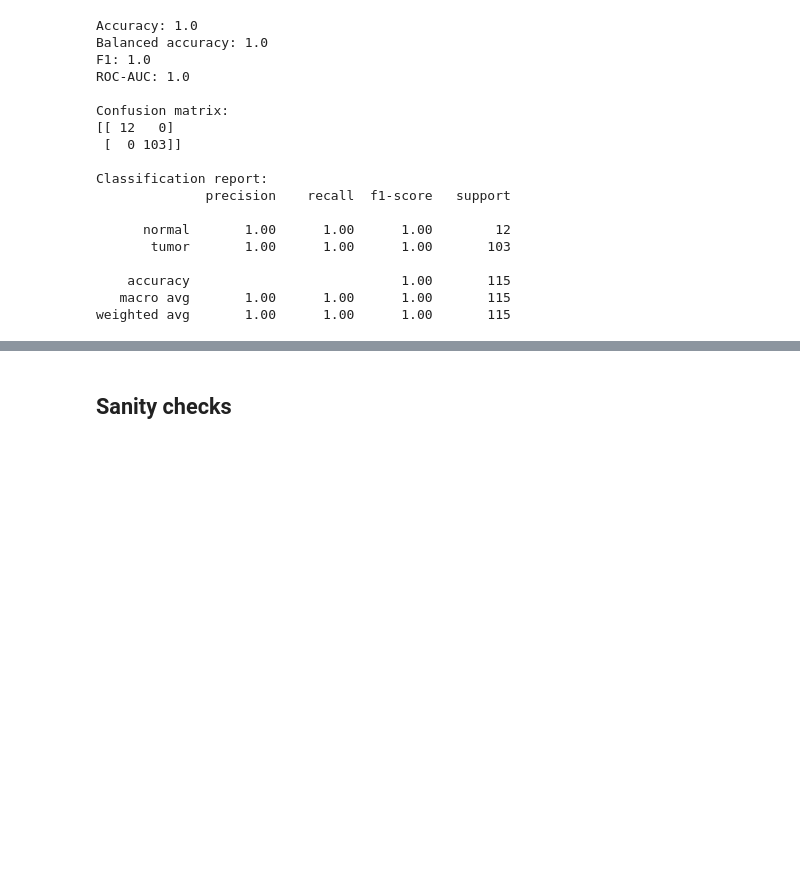
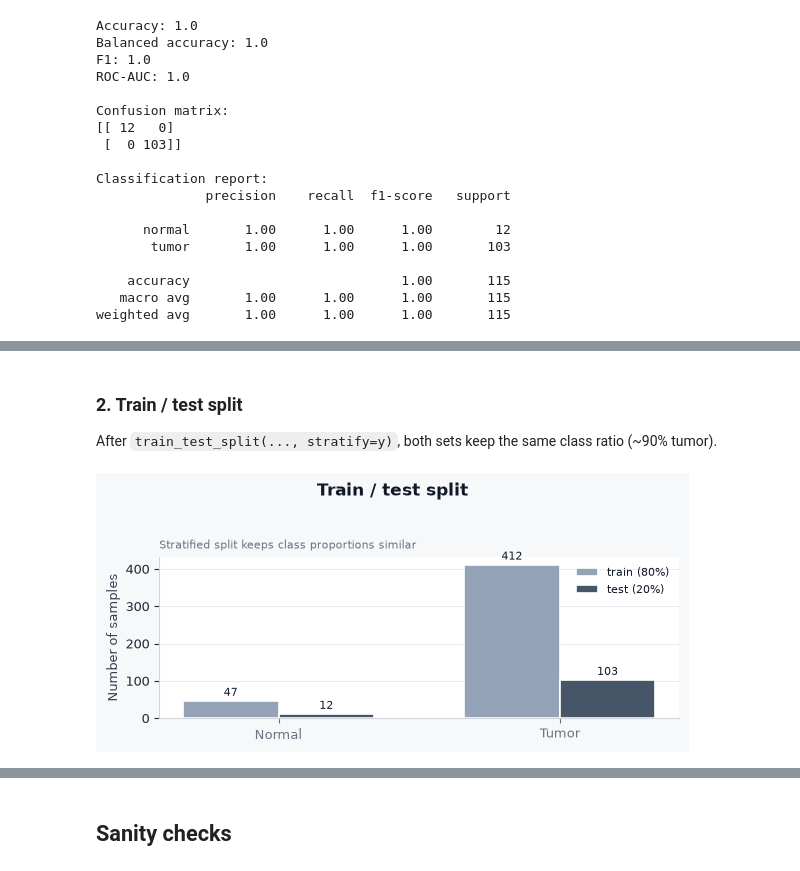
Before and after one commit to aditya-git16/cancer-lab, a Jupyter notebook: notebooks/03_baseline_model.ipynb, the cells around one changed output, grey strips where cells are left out. Saved outputs shown, nothing was run; the diff lists cells and outputs as text; code cells hidden in the pictures; blank space fills up the shorter version.

```diff
--- a/notebooks/03_baseline_model.ipynb
+++ b/notebooks/03_baseline_model.ipynb
@@ -335,0 +231,58 @@ plt.show()
+# %% [markdown]
+### 2. Train / test split
+
+After `train_test_split(..., stratify=y)`, both sets keep the same class ratio (~90% tumor).
+# %%
+# Count labels in train and test separately
+train_counts = y_train.value_counts().sort_index()
+test_counts = y_test.value_counts().sort_index()
+
+# Build a small table: rows = class, columns = train/test
+split_df = pd.DataFrame({"train": train_counts, "test": test_counts})
+split_df.index = split_df.index.map(LABEL_MAP)
+
+fig, ax = plt.subplots(figsize=(6, 2.6))
+x = np.arange(len(split_df))
+width = 0.34
+
+# side-by-side bars for each class
+train_bars = ax.bar(
+    x - width / 2,
+    split_df["train"],
+    width,
+    label="train (80%)",
+    color="#94A3B8",
+    edgecolor="white",
+    linewidth=1.2,
+)
+test_bars = ax.bar(
+    x + width / 2,
+    split_df["test"],
+    width,
+    label="test (20%)",
+    color="#475569",
+    edgecolor="white",
+    linewidth=1.2,
+)
+
+ax.set_xticks(x)
+ax.set_xticklabels([c.capitalize() for c in split_df.index], fontsize=9)
+ax.set_ylabel("Number of samples", fontsize=9)
+ax.legend(frameon=False, fontsize=8, loc="upper right")
+ax.yaxis.grid(True, linestyle="-", linewidth=0.6, color="#E5E7EB", zorder=0)
+ax.set_axisbelow(True)
+ax.spines["top"].set_visible(False)
+ax.spines["right"].set_visible(False)
+
+# write counts on top of each bar
+for bars in (train_bars, test_bars):
+    for bar in bars:
+        h = bar.get_height()
+        ax.text(bar.get_x() + bar.get_width() / 2, h + 6, f"{int(h)}", ha="center", va="bottom", fontsize=8)
+
+fig.suptitle("Train / test split", fontsize=12, fontweight="bold", y=1.05)
+ax.set_title("Stratified split keeps class proportions similar", fontsize=8, color="#6B7280", loc="left", pad=6)
+plt.tight_layout()
+plt.show()
+# %% [output]
+[figure, added]
```
Also changed, not shown: parts of 19 cells of this notebook.
